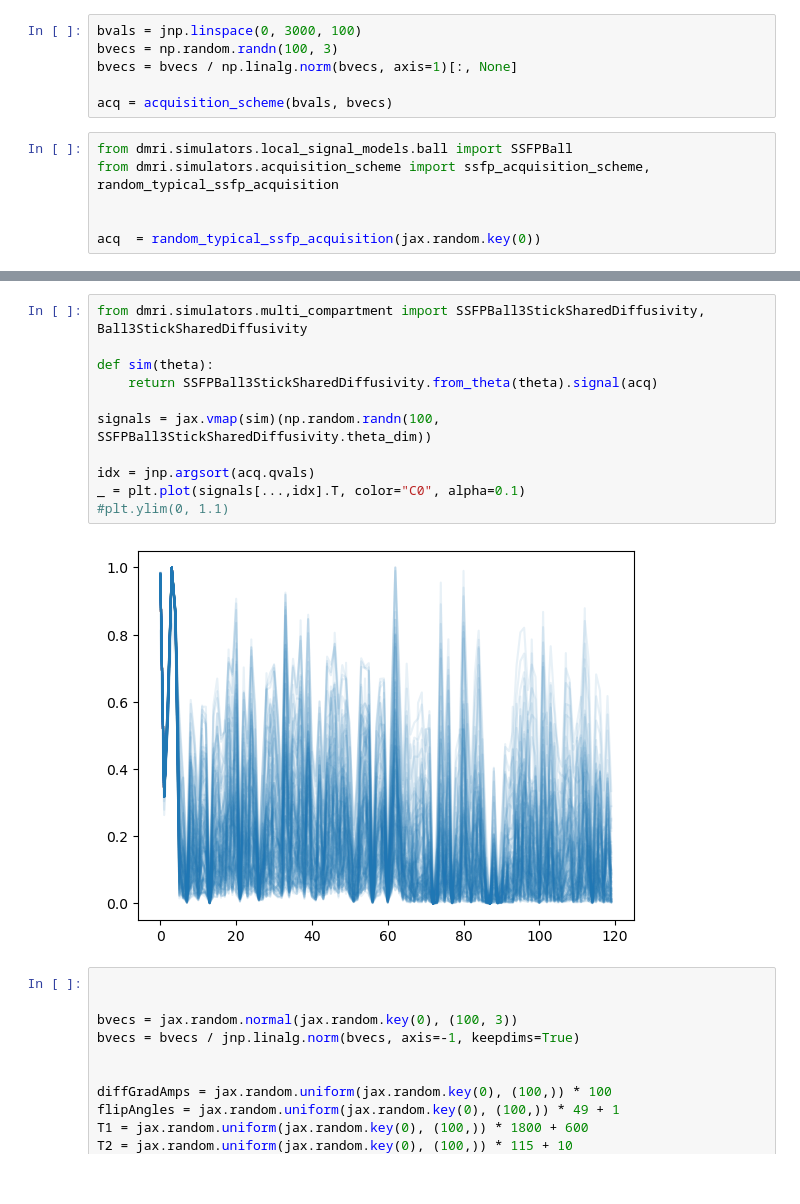
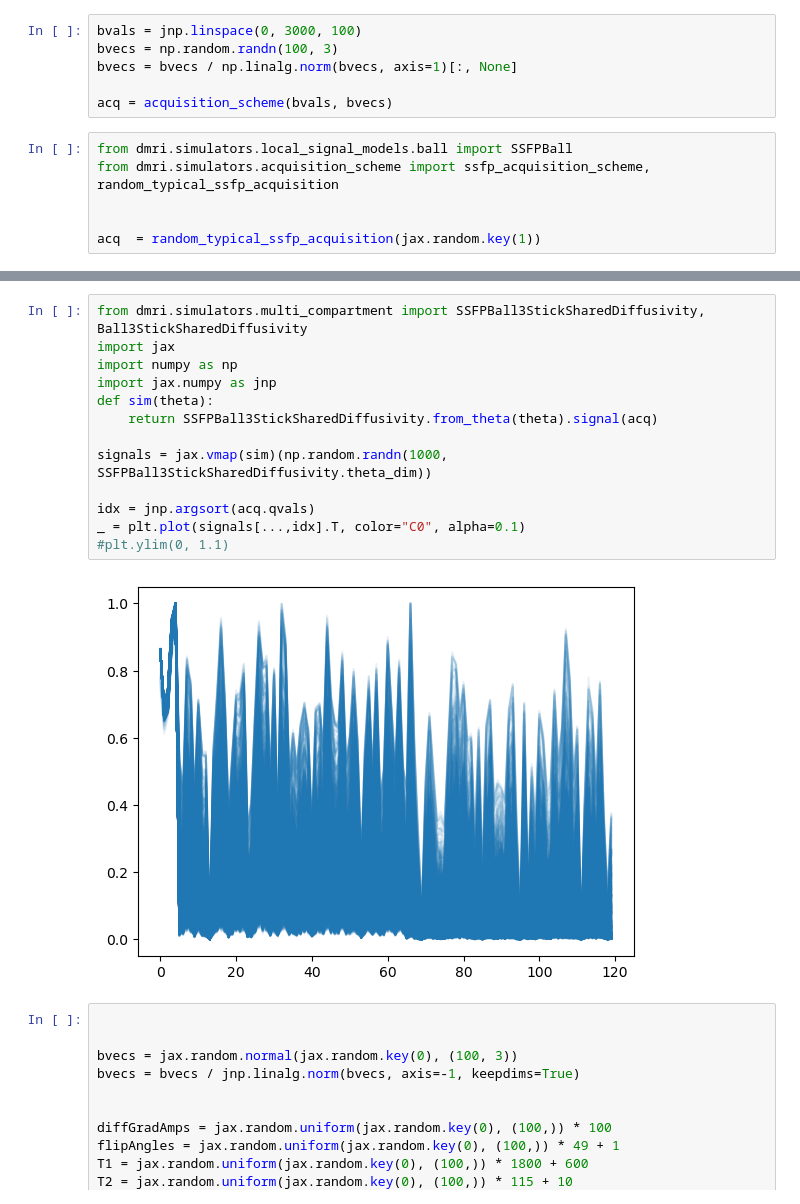
Before and after one commit to mackelab/dmri, a Jupyter notebook: notebooks/dmri_simulators.ipynb, the cells around one changed output, grey strips where cells are left out. Saved outputs shown, nothing was run; the diff lists cells and outputs as text.

Commit message:
SSFP ready?

```diff
--- a/notebooks/dmri_simulators.ipynb
+++ b/notebooks/dmri_simulators.ipynb
@@ -23,4 +23,4 @@ from dmri.simulators.local_signal_models.ball import SSFPBall
 from dmri.simulators.acquisition_scheme import ssfp_acquisition_scheme, random_typical_ssfp_acquisition
 
 
-acq  = random_typical_ssfp_acquisition(jax.random.key(0))
+acq  = random_typical_ssfp_acquisition(jax.random.key(1))
@@ -47,16 +53,18 @@ Array([ 20.11457928,  94.32106769,  94.32106769,  94.32106769,
 # %%
 from dmri.simulators.multi_compartment import SSFPBall3StickSharedDiffusivity, Ball3StickSharedDiffusivity
-
+import jax
+import numpy as np
+import jax.numpy as jnp
 def sim(theta):
     return SSFPBall3StickSharedDiffusivity.from_theta(theta).signal(acq)
 
-signals = jax.vmap(sim)(np.random.randn(100, SSFPBall3StickSharedDiffusivity.theta_dim))
+signals = jax.vmap(sim)(np.random.randn(1000, SSFPBall3StickSharedDiffusivity.theta_dim))
 
 idx = jnp.argsort(acq.qvals)
 _ = plt.plot(signals[...,idx].T, color="C0", alpha=0.1)
 #plt.ylim(0, 1.1)
 # %% [output]
-[figure, old version]
+[figure, new version]
 # %%
 
 
```
Also changed, not shown: parts of 4 cells of this notebook, 8 other files.
